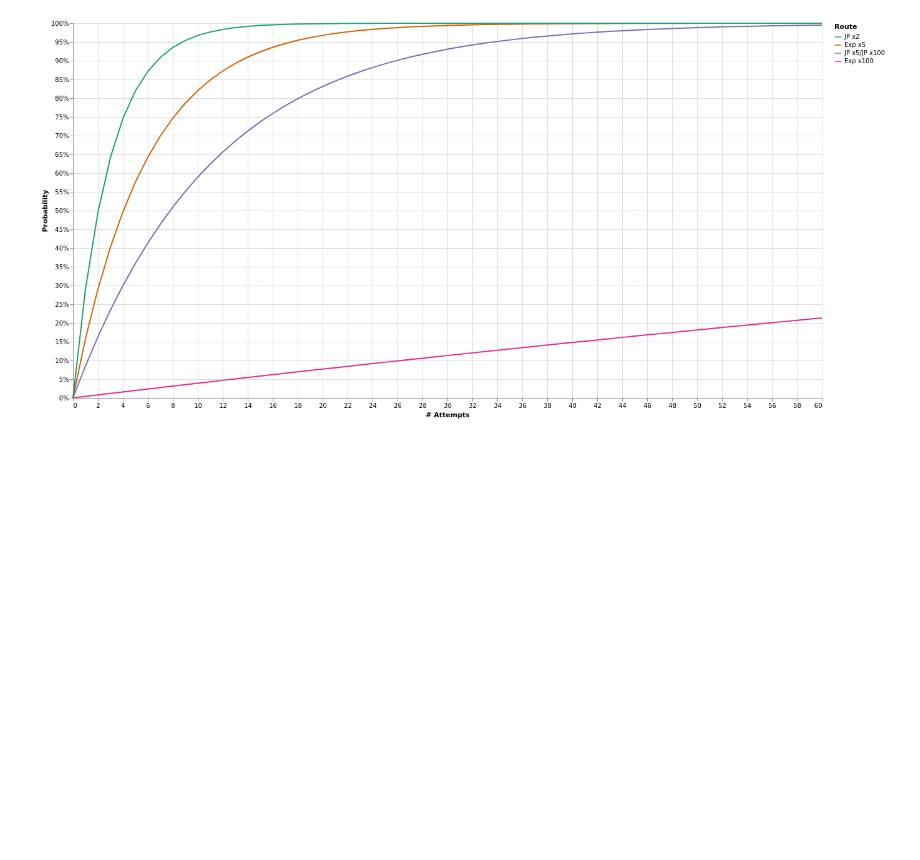
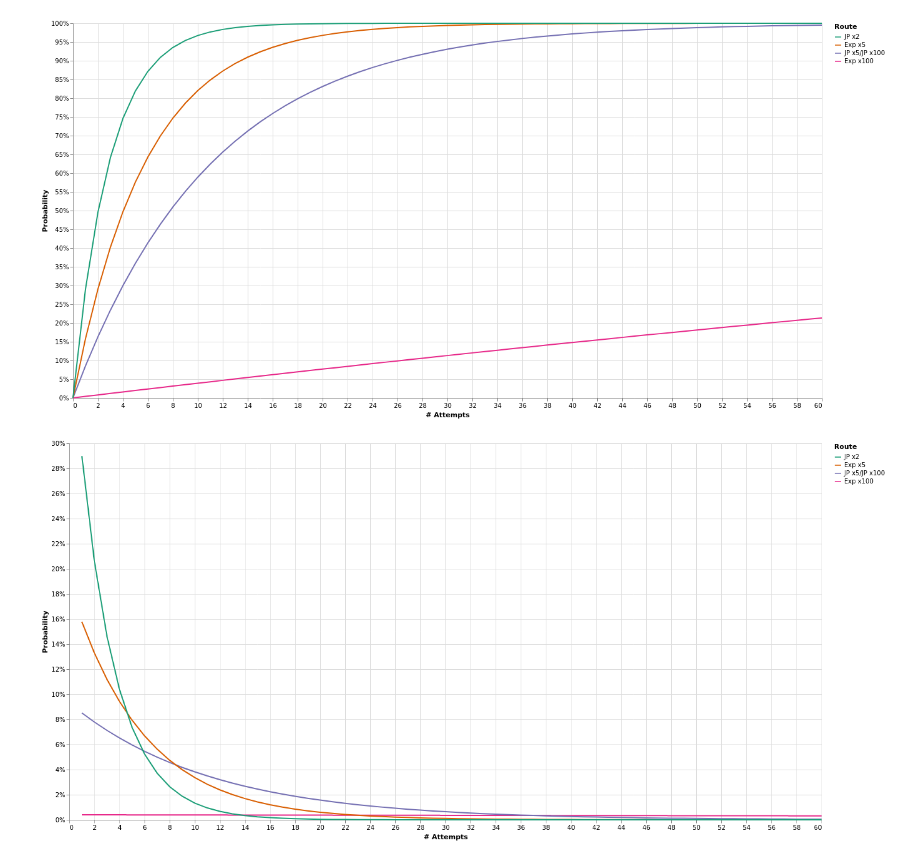
Before and after one commit to aspiwack/notebooks, a Jupyter notebook: octopath/Cyrus Single Story.ipynb, the cells around one changed output. Saved outputs shown, nothing was run; the diff lists cells and outputs as text; code cells hidden in the pictures; blank space fills up the shorter version.

```diff
--- a/octopath/Cyrus Single Story.ipynb
+++ b/octopath/Cyrus Single Story.ipynb
@@ -167,3 +179,26 @@ VegaLite({
 })
 # %% [output]
 [figure]
+# %%
+def gen():
+    for n in range(1,max_attempts+1):
+        for route, p in route_probabilities.items():
+            yield { '# Attempts': n, 'Probability': p*((1-p)**(n-1)), 'Route': route }
+data = list(gen())
+VegaLite({
+  "$schema": "https://vega.github.io/schema/vega-lite/v4.json",
+  "width": 1200,
+  "height": 600,
+  "padding": 5,
+  "data": {
+    "values": data
+  },
+  "mark": "line",
+  "encoding": {
+    "x": {"field": "# Attempts", "type": "quantitative"},
+    "y": {"field": "Probability", "type": "quantitative", "axis": {"format": ".0%"}},
+    "color": {"field": 'Route', "sort": reversed(routes), "scale": {"scheme": "dark2"}},
+  }
+})
+# %% [output]
+[figure, added]
```
Also changed, not shown: parts of 8 cells of this notebook.
